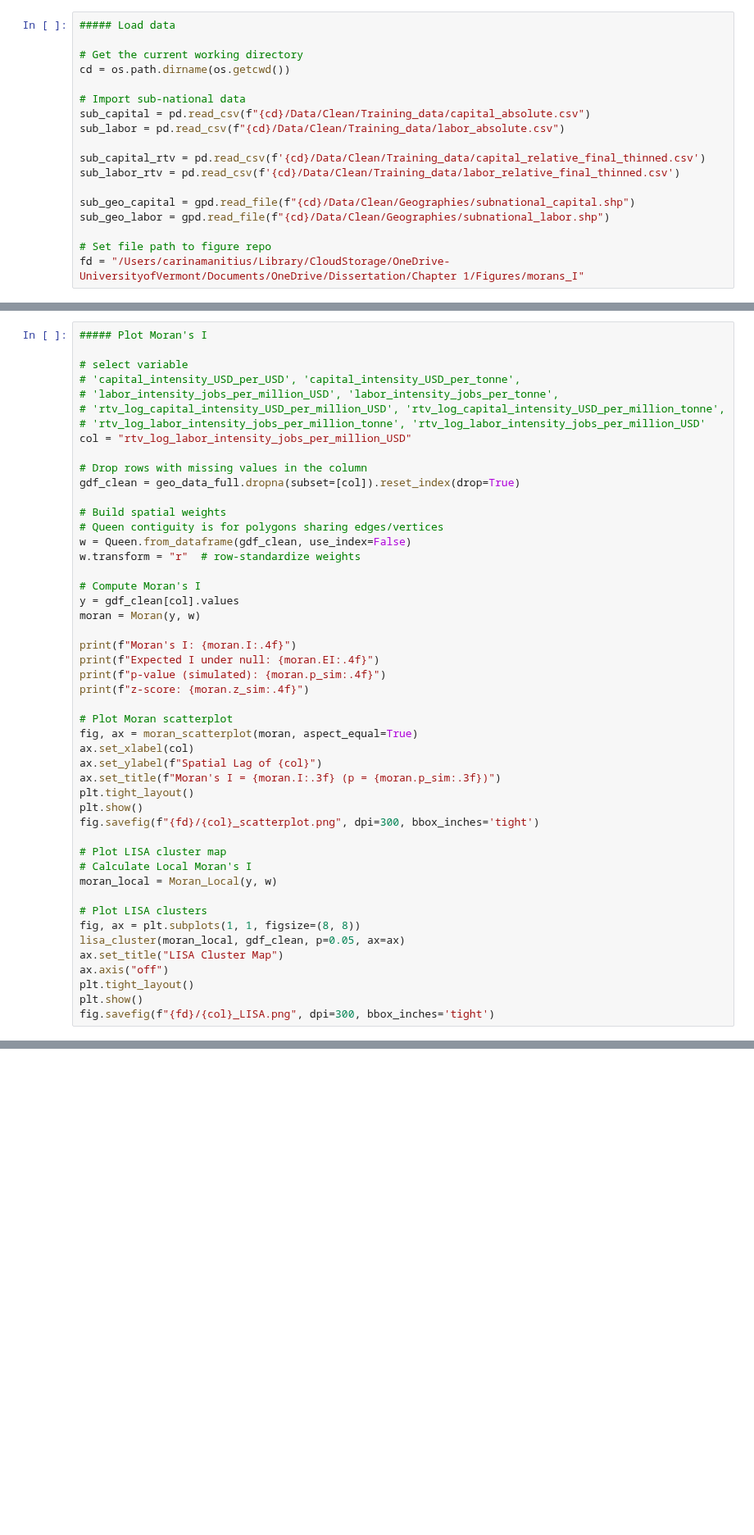
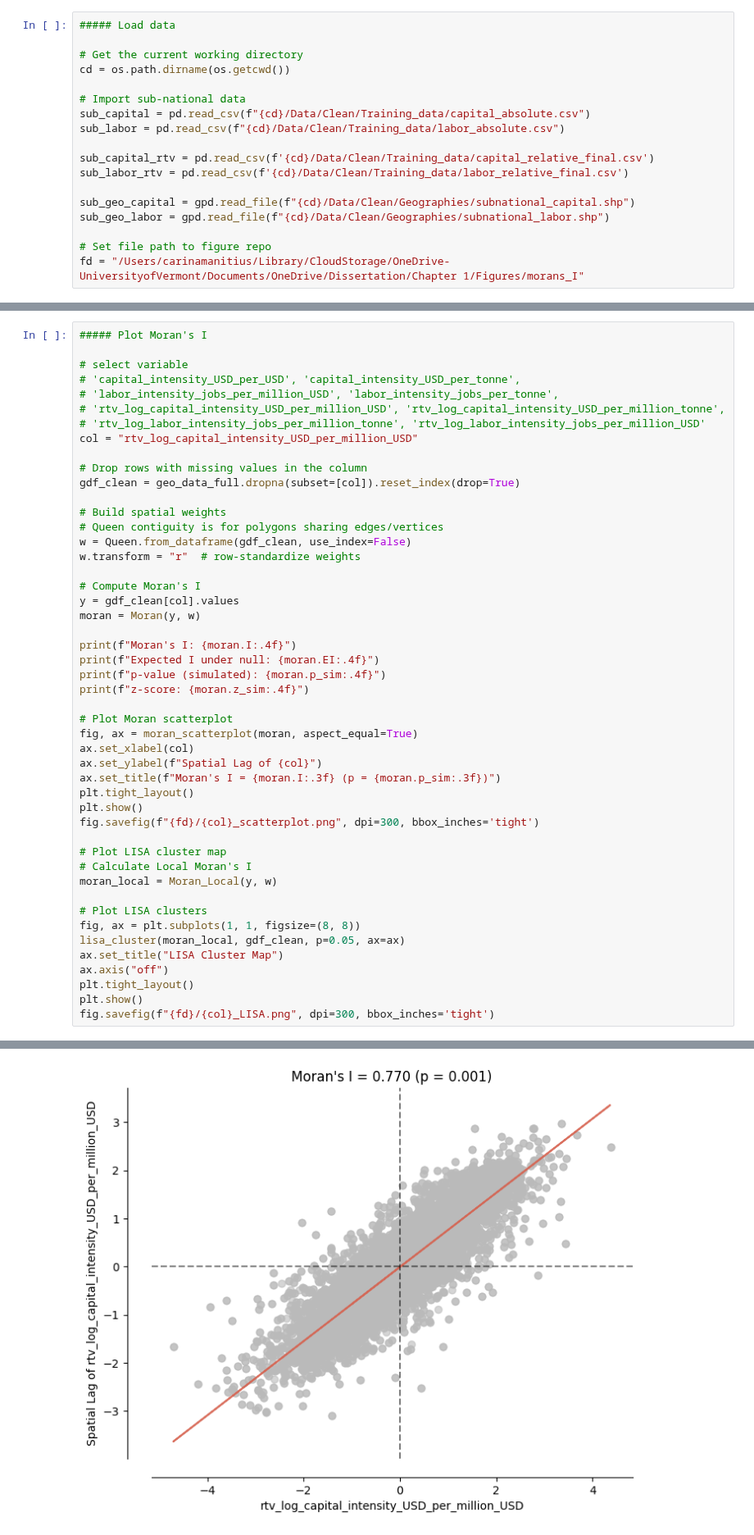
Before and after one commit to carinamani/AgDownscaling, a Jupyter notebook: 02_EDA/morans_I.ipynb, the cells around one changed output, grey strips where cells are left out. Shown at 82% size. Drawn from its saved outputs; the diff is of its cells as text; blank space fills up the shorter version.

```diff
--- a/02_EDA/morans_I.ipynb
+++ b/02_EDA/morans_I.ipynb
@@ -18,8 +20,8 @@ cd = os.path.dirname(os.getcwd())
 sub_capital = pd.read_csv(f"{cd}/Data/Clean/Training_data/capital_absolute.csv")
 sub_labor = pd.read_csv(f"{cd}/Data/Clean/Training_data/labor_absolute.csv")
 
-sub_capital_rtv = pd.read_csv(f'{cd}/Data/Clean/Training_data/capital_relative_final_thinned.csv')
-sub_labor_rtv = pd.read_csv(f'{cd}/Data/Clean/Training_data/labor_relative_final_thinned.csv')
+sub_capital_rtv = pd.read_csv(f'{cd}/Data/Clean/Training_data/capital_relative_final.csv')
+sub_labor_rtv = pd.read_csv(f'{cd}/Data/Clean/Training_data/labor_relative_final.csv')
 
 sub_geo_capital = gpd.read_file(f"{cd}/Data/Clean/Geographies/subnational_capital.shp")
 sub_geo_labor = gpd.read_file(f"{cd}/Data/Clean/Geographies/subnational_labor.shp")
@@ -57,7 +59,7 @@ geo_data_full = geo_data_full[col_to_keep]
 # 'labor_intensity_jobs_per_million_USD', 'labor_intensity_jobs_per_tonne',
 # 'rtv_log_capital_intensity_USD_per_million_USD', 'rtv_log_capital_intensity_USD_per_million_tonne',
 # 'rtv_log_labor_intensity_jobs_per_million_tonne', 'rtv_log_labor_intensity_jobs_per_million_USD'
-col = "rtv_log_labor_intensity_jobs_per_million_USD"
+col = "rtv_log_capital_intensity_USD_per_million_USD"
 
 # Drop rows with missing values in the column
 gdf_clean = geo_data_full.dropna(subset=[col]).reset_index(drop=True)
@@ -97,3 +99,4 @@ ax.axis("off")
 plt.tight_layout()
 plt.show()
 fig.savefig(f"{fd}/{col}_LISA.png", dpi=300, bbox_inches='tight')
+# %% [output]
@@ -99,0 +112 @@ fig.savefig(f"{fd}/{col}_LISA.png", dpi=300, bbox_inches='tight')
+[figure, added]
```
Also changed, not shown: parts of 2 cells of this notebook, 2 other files.
